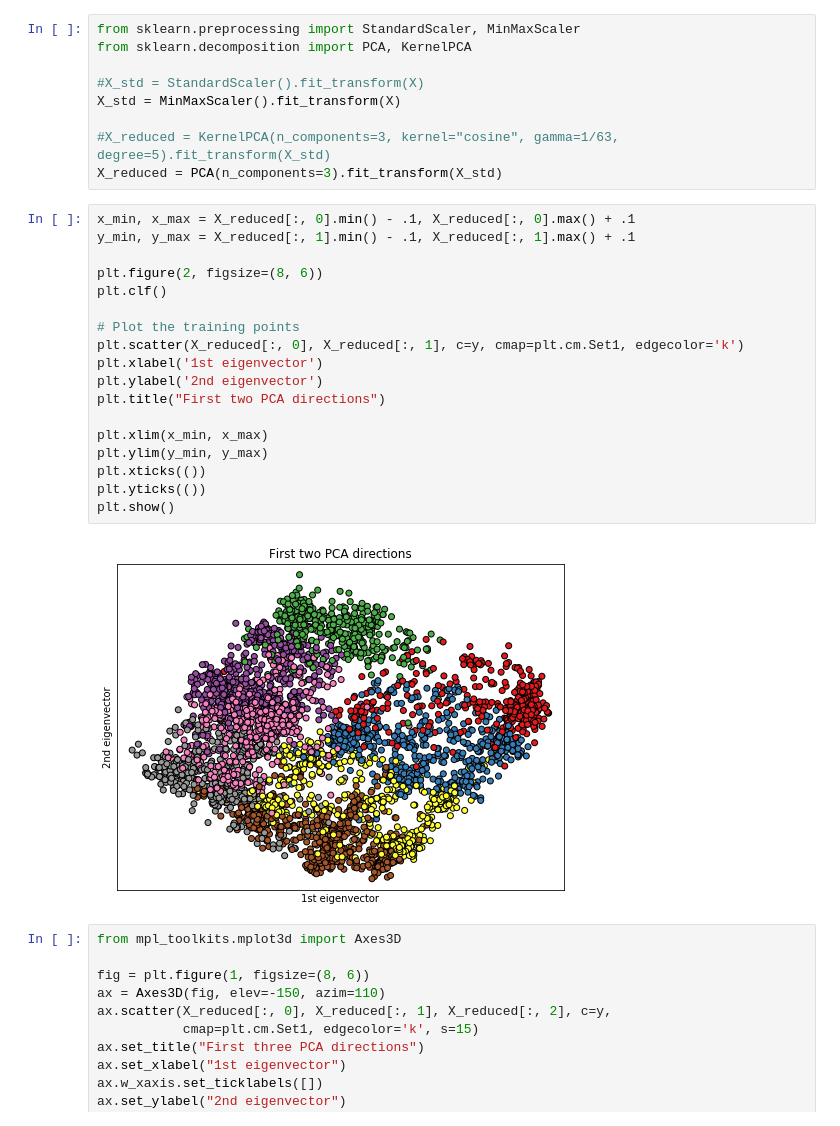
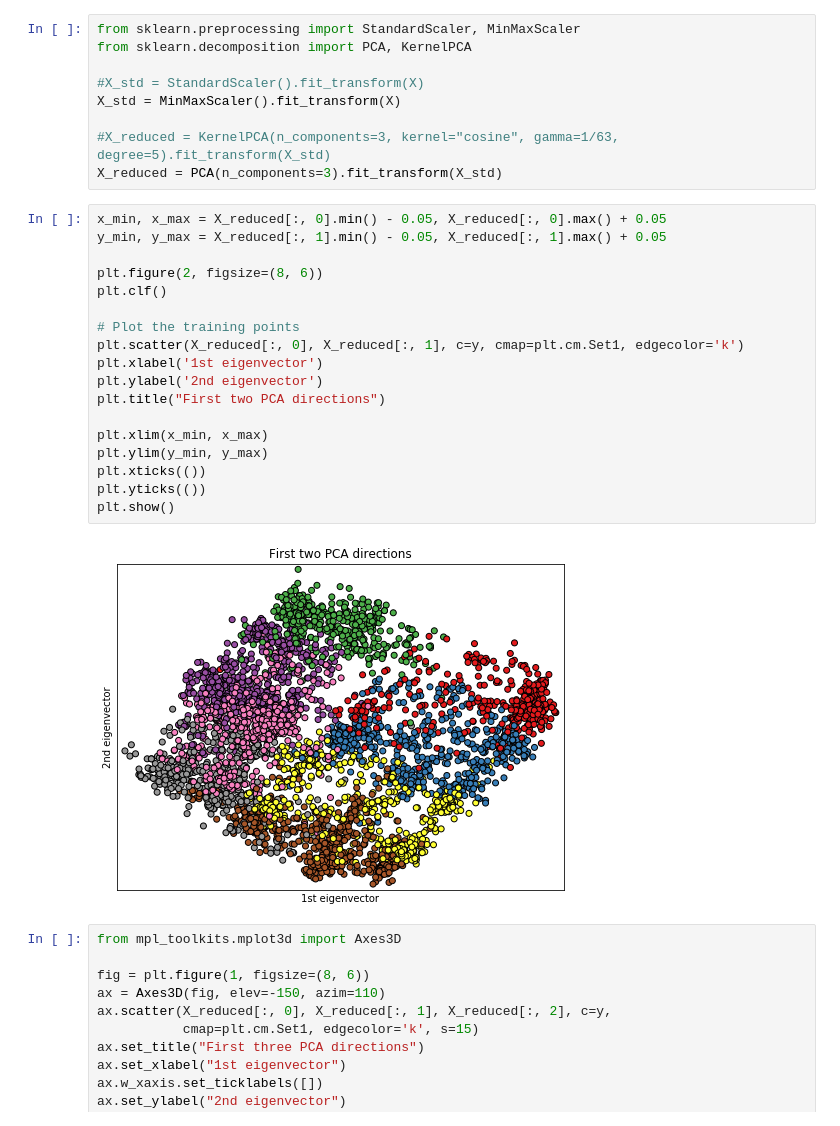
Before and after one commit to paulvercoustre/Beacon-Classifier, a Jupyter notebook: src/scripts/exploration.ipynb, the cells around one changed output. Cells and saved outputs as stored; diff of their text form.

```diff
--- a/src/scripts/exploration.ipynb
+++ b/src/scripts/exploration.ipynb
@@ -44,25 +44,25 @@ X_std = MinMaxScaler().fit_transform(X)
 #X_reduced = KernelPCA(n_components=3, kernel="cosine", gamma=1/63, degree=5).fit_transform(X_std)
 X_reduced = PCA(n_components=3).fit_transform(X_std)
 # %%
-x_min, x_max = X_reduced[:, 0].min() - .1, X_reduced[:, 0].max() + .1
-y_min, y_max = X_reduced[:, 1].min() - .1, X_reduced[:, 1].max() + .1
+x_min, x_max = X_reduced[:, 0].min() - 0.05, X_reduced[:, 0].max() + 0.05
+y_min, y_max = X_reduced[:, 1].min() - 0.05, X_reduced[:, 1].max() + 0.05
 
 plt.figure(2, figsize=(8, 6))
 plt.clf()
 
 # Plot the training points
 plt.scatter(X_reduced[:, 0], X_reduced[:, 1], c=y, cmap=plt.cm.Set1, edgecolor='k')
 plt.xlabel('1st eigenvector')
 plt.ylabel('2nd eigenvector')
 plt.title("First two PCA directions")
 
 plt.xlim(x_min, x_max)
 plt.ylim(y_min, y_max)
 plt.xticks(())
 plt.yticks(())
 plt.show()
 # %% [output]
-[figure, old version]
+[figure, new version]
 # %%
 from mpl_toolkits.mplot3d import Axes3D
 
```
Also changed, not shown: parts of 2 cells of this notebook, 6 other files.
